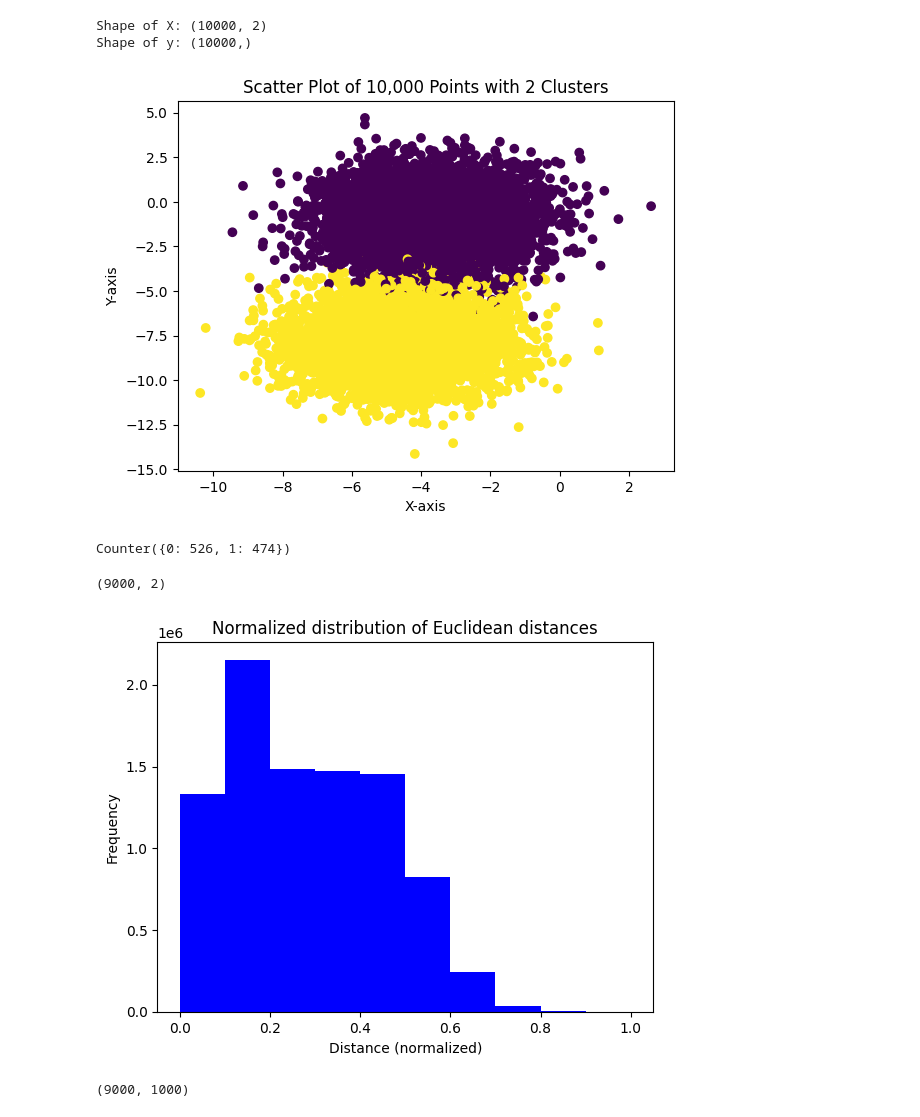
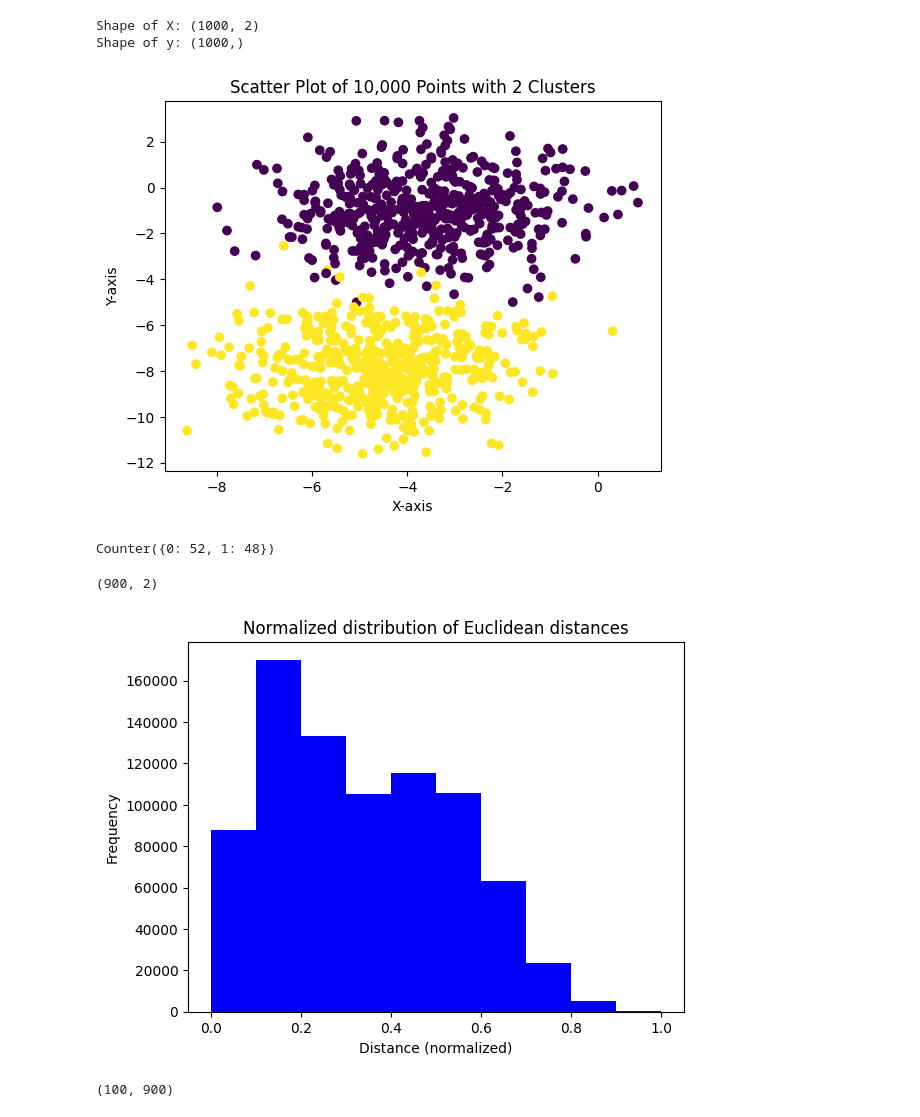
Before and after one commit to RobEngin/Optimization-Gradient-Descent, a Jupyter notebook: Blobs.ipynb, the cells around one changed output. Cells and saved outputs as stored; diff of their text form; code cells hidden in the pictures.

```diff
--- a/Blobs.ipynb
+++ b/Blobs.ipynb
@@ -7,7 +7,7 @@ import matplotlib.pyplot as plt
 np.random.seed(420)
 
 # Create dataset with 10,000 points and 2 clusters
-X, y = make_blobs(n_samples=10000, centers=2, cluster_std=1.5)
+X, y = make_blobs(n_samples=1000, centers=2, cluster_std=1.5)
 
 # Print the shapes of X and y
 print("Shape of X:", X.shape)
@@ -24,59 +24,52 @@ plt.title('Scatter Plot of 10,000 Points with 2 Clusters')
 # Show the plot
 plt.show()
 # %% [output]
-Shape of X: (10000, 2)
-Shape of y: (10000,)
+Shape of X: (1000, 2)
+Shape of y: (1000,)
-[figure, old version]
+[figure, new version]
 # %%
 import collections
 
-new_y = np.array(y[:1000])
+new_y = np.array(y[:100])
 collections.Counter(new_y)
 # %% [output]
-Counter({0: 526, 1: 474})
+Counter({0: 52, 1: 48})
 # %%
-labeled_X = np.array(X[:1000])
-unlabeled_X = np.array(X[1000:])
+labeled_X = np.array(X[:100])
+unlabeled_X = np.array(X[100:])
 
 unlabeled_X.shape
 # %% [output]
-(9000, 2)
+(900, 2)
 # %%
 import math
 import seaborn as sns
 
-labeled_distances = [[0 for j in range(len(labeled_X))] for i in range(len(unlabeled_X))]
-
-for i in range(len(unlabeled_X)):
-    for j in range(len(labeled_X)):
-        if i == j:
-            labeled_distances[i][j] = 0
-        else:
-            labeled_distances[i][j] = math.sqrt((labeled_X[j][0] - unlabeled_X[i][0])**2 + (labeled_X[j][1] - unlabeled_X[i][1])**2)
+labeled_distances = cdist(labeled_X, unlabeled_X)
 
 # Normalize the distances
 max_distance = np.max(labeled_distances)
-normalized_distances = labeled_distances / max_distance
+labeled_normalized_distances = labeled_distances / max_distance
 
 # Plot the normalized distribution of distances using a histogram
 plt.hist(normalized_distances.flatten(), bins=10, color='blue')
 
 # Set the x and y axis labels and title
 plt.xlabel('Distance (normalized)')
 plt.ylabel('Frequency')
 plt.title('Normalized distribution of Euclidean distances')
 
 # Show the plot
 plt.show()
 
 len(labeled_distances[0])
 
 labeled_dist_matrix = np.array(labeled_distances)
 
 labeled_dist_matrix.shape
 # %% [output]
-[figure, old version]
+[figure, new version]
-(9000, 1000)
+(100, 900)
 # %%
 from scipy.spatial.distance import cdist
 
```
Also changed, not shown: parts of 7 cells of this notebook.
